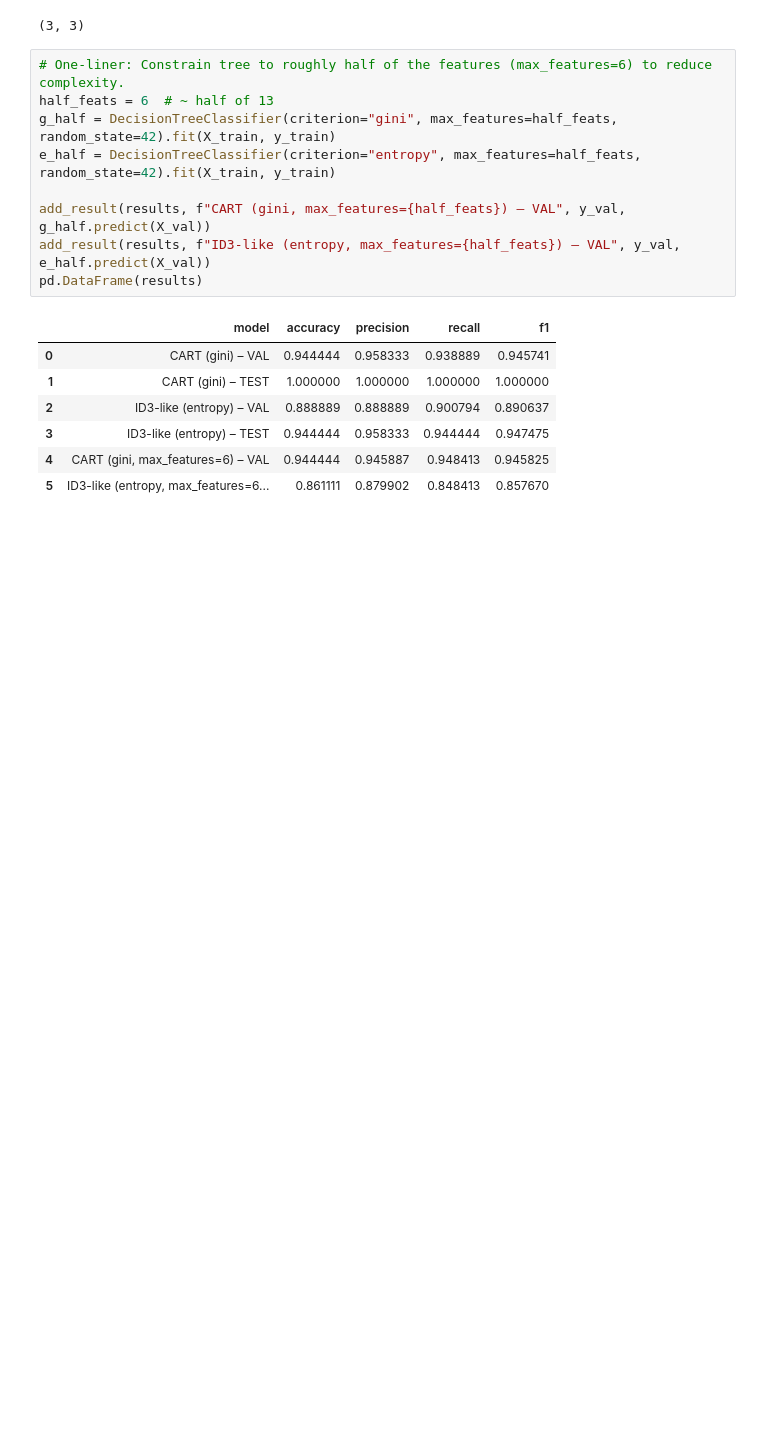
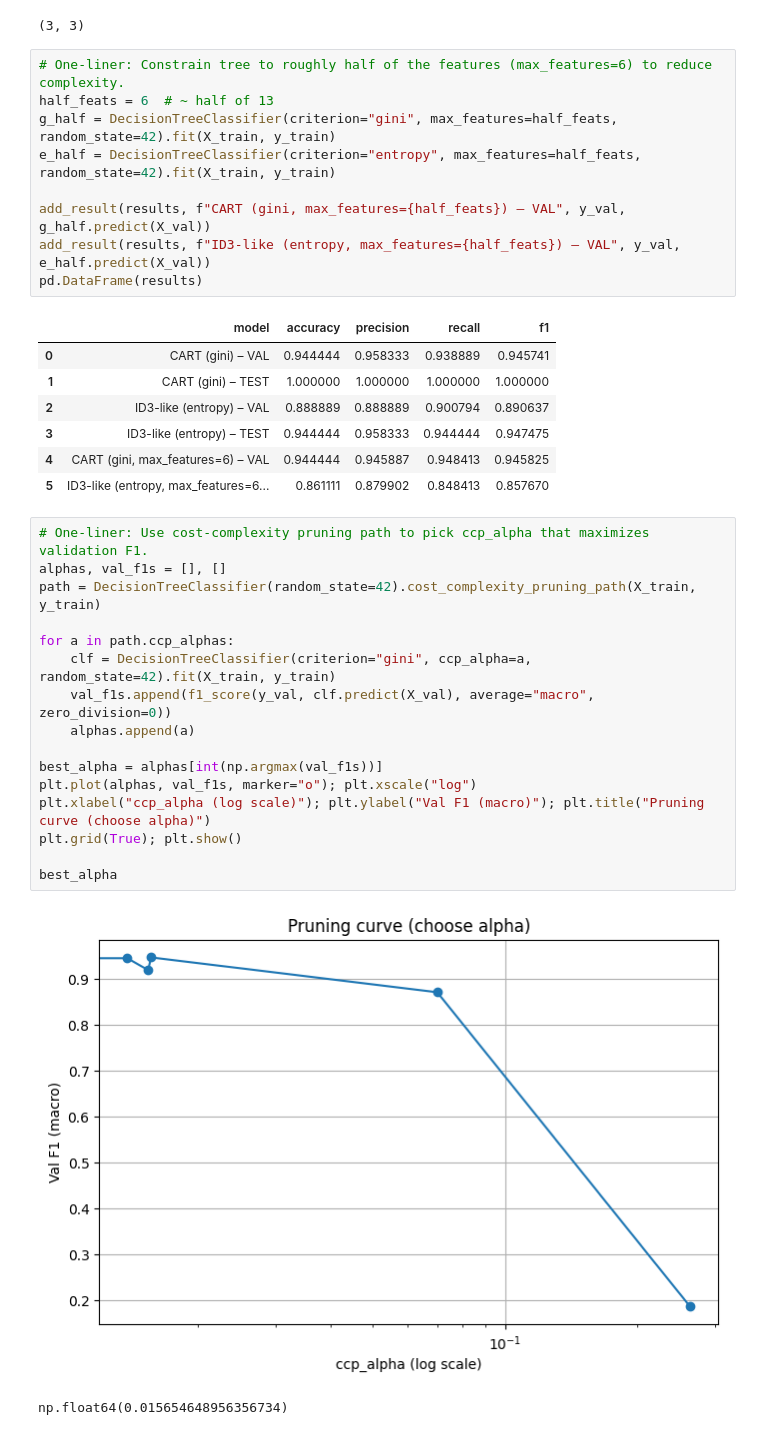
Before and after one commit to jaivanshchawla/ML-LAB-FUN, a Jupyter notebook: LAB 5/DT.ipynb, the cells around one changed output. Cells and saved outputs as stored; diff of their text form; blank space fills up the shorter version.

Commit message:
cost cpmplexity

```diff
--- a/LAB 5/DT.ipynb
+++ b/LAB 5/DT.ipynb
@@ -110,3 +110,22 @@ pd.DataFrame(results)
 | 3 | ID3-like (entropy) – TEST | 0.944444 | 0.958333 | 0.944444 | 0.947475 |
 | 4 | CART (gini, max_features=6) – VAL | 0.944444 | 0.945887 | 0.948413 | 0.945825 |
 | 5 | ID3-like (entropy, max_features=6... | 0.861111 | 0.879902 | 0.848413 | 0.857670 |
+# %%
+# One-liner: Use cost-complexity pruning path to pick ccp_alpha that maximizes validation F1.
+alphas, val_f1s = [], []
+path = DecisionTreeClassifier(random_state=42).cost_complexity_pruning_path(X_train, y_train)
+
+for a in path.ccp_alphas:
+    clf = DecisionTreeClassifier(criterion="gini", ccp_alpha=a, random_state=42).fit(X_train, y_train)
+    val_f1s.append(f1_score(y_val, clf.predict(X_val), average="macro", zero_division=0))
+    alphas.append(a)
+
+best_alpha = alphas[int(np.argmax(val_f1s))]
+plt.plot(alphas, val_f1s, marker="o"); plt.xscale("log")
+plt.xlabel("ccp_alpha (log scale)"); plt.ylabel("Val F1 (macro)"); plt.title("Pruning curve (choose alpha)")
+plt.grid(True); plt.show()
+
+best_alpha
+# %% [output]
+[figure, added]
+np.float64(0.015654648956356734)
```
